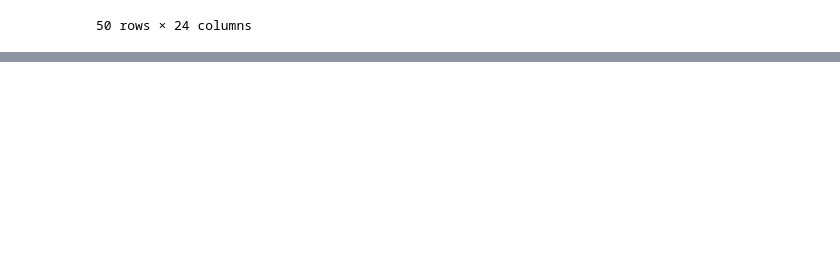
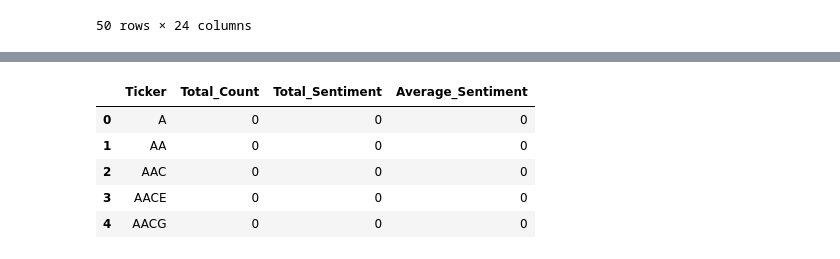
Before and after one commit to MadisonL19/reddit_ticker_analysis, a Jupyter notebook: model.ipynb, the cells around one changed output, grey strips where cells are left out. Cells and saved outputs as stored; diff of their text form; code cells hidden in the pictures; blank space fills up the shorter version.

```diff
--- a/model.ipynb
+++ b/model.ipynb
@@ -390,0 +411,9 @@ Name: Tickers, dtype: object
+# %%
+ticker_sentiment.head()
+# %% [output]
+|  | Ticker | Total_Count | Total_Sentiment | Average_Sentiment |
+| 0 | A | 0 | 0 | 0 |
+| 1 | AA | 0 | 0 | 0 |
+| 2 | AAC | 0 | 0 | 0 |
+| 3 | AACE | 0 | 0 | 0 |
+| 4 | AACG | 0 | 0 | 0 |
```
Also changed, not shown: parts of 10 cells of this notebook, 2 other files.
